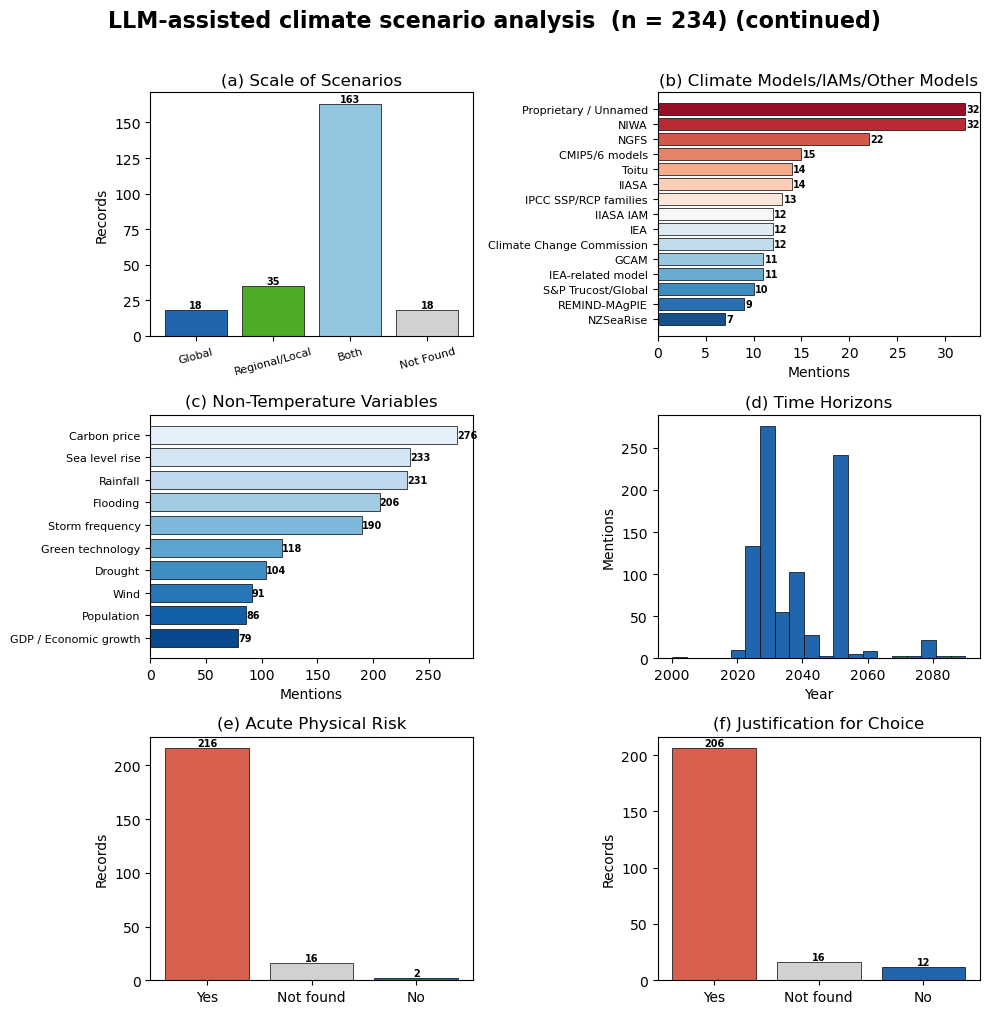
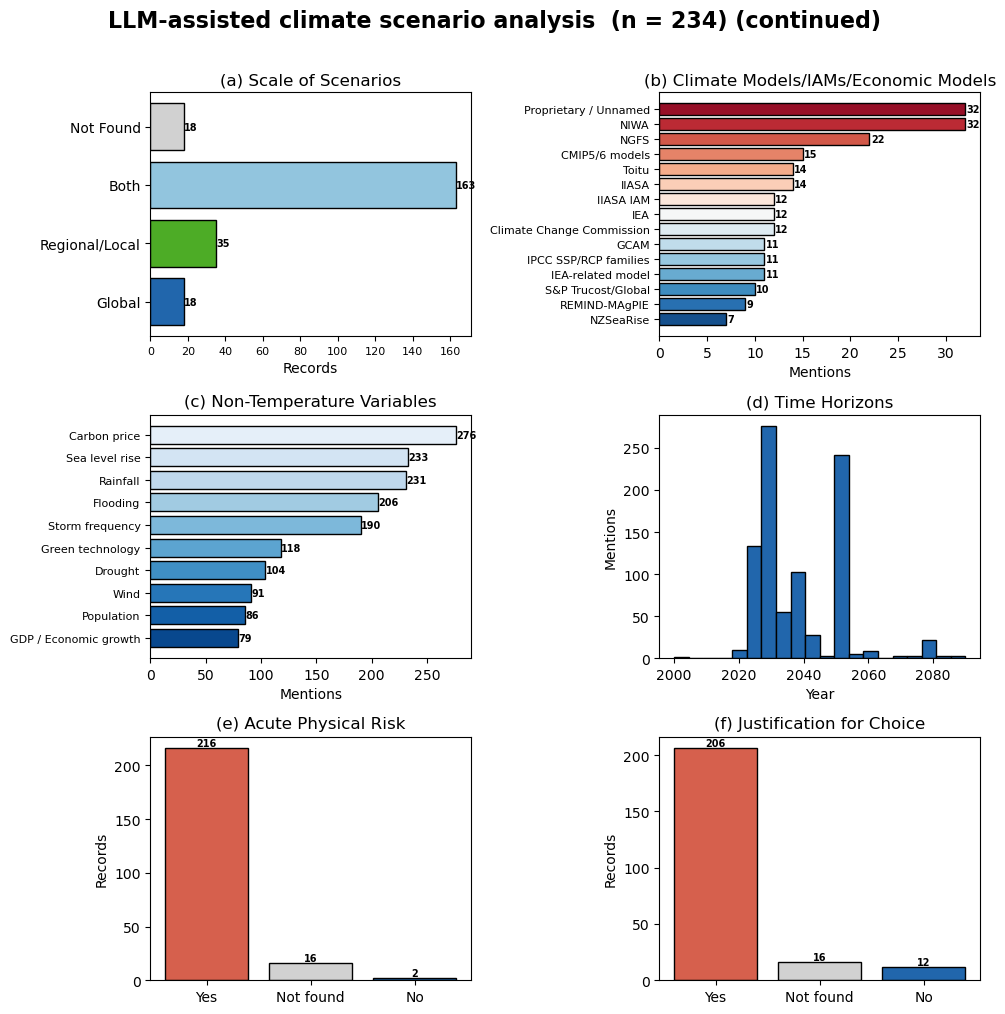
The notebook cell's code change between the first figure and the second:
--- before
+++ after
@@ -7,9 +7,9 @@
 # ── (g) Scale of scenarios ────────────────────────────────────────────────────
 colors_g = [SCALE_COLORS.get(s, '#999') for s in q19_counts['scale']]
-ax_scale.bar(q19_counts['scale'], q19_counts['count'],
-             color=colors_g, edgecolor='black', linewidth=0.5)
-_lv(ax_scale, range(len(q19_counts)), q19_counts['count'].tolist())
+ax_scale.barh(q19_counts['scale'], q19_counts['count'],
+             color=colors_g, edgecolor='black', linewidth=1)
+_lh(ax_scale, range(len(q19_counts)), q19_counts['count'].tolist())
 ax_scale.set_title('(a) Scale of Scenarios', fontweight='normal')
-ax_scale.set_ylabel('Records'); ax_scale.tick_params(axis='x', labelsize=8, rotation=15); _sp(ax_scale)
+ax_scale.set_xlabel('Records'); ax_scale.tick_params(axis='x', labelsize=8); _sp(ax_scale)
 
 
@@ -20,7 +20,7 @@
 mod_vals  = q16_top['count'][::-1].tolist()
 colors_e  = sns.color_palette('RdBu', n_colors=len(q16_top))[::-1]
-ax_mod.barh(mod_lbls, mod_vals, color=colors_e, edgecolor='black', linewidth=0.5)
+ax_mod.barh(mod_lbls, mod_vals, color=colors_e, edgecolor='black', linewidth=1)
 _lh(ax_mod, mod_lbls, mod_vals)
-ax_mod.set_title('(b) Climate Models/IAMs/Other Models', fontweight='normal')
+ax_mod.set_title('(b) Climate Models/IAMs/Economic Models', fontweight='normal')
 ax_mod.set_xlabel('Mentions'); ax_mod.tick_params(axis='y', labelsize=8); _sp(ax_mod)
 
@@ -30,5 +30,5 @@
 var_vals  = top_vars['count'][::-1].tolist()
 colors_f  = sns.color_palette('Blues_r', n_colors=len(top_vars))
-ax_var.barh(var_lbls, var_vals, color=colors_f, edgecolor='black', linewidth=0.5)
+ax_var.barh(var_lbls, var_vals, color=colors_f, edgecolor='black', linewidth=1)
 _lh(ax_var, var_lbls, var_vals)
 ax_var.set_title('(c) Non-Temperature Variables', fontweight='normal')
@@ -36,5 +36,5 @@
 
 # ── (j) Time horizons histogram ───────────────────────────────────────────────
-ax_time.hist(q20_years, bins=20, color='RdBu', edgecolor='black', linewidth=0.5)
+ax_time.hist(q20_years, bins=20, color='#2166AC', edgecolor='black', linewidth=1)
 ax_time.set_title('(d) Time Horizons', fontweight='normal')
 ax_time.set_xlabel('Year'); ax_time.set_ylabel('Mentions'); _sp(ax_time)
@@ -43,5 +43,5 @@
 ax_q17.bar(q17_counts['answer'], q17_counts['count'],
            color=[YESNO_COLORS.get(a, '#999') for a in q17_counts['answer']],
-           edgecolor='black', linewidth=0.5)
+           edgecolor='black', linewidth=1)
 _lv(ax_q17, range(len(q17_counts)), q17_counts['count'].tolist())
 ax_q17.set_title('(e) Acute Physical Risk', fontweight='normal')
@@ -51,5 +51,5 @@
 ax_q21.bar(q21_counts['answer'], q21_counts['count'],
            color=[YESNO_COLORS.get(a, '#999') for a in q21_counts['answer']],
-           edgecolor='black', linewidth=0.5)
+           edgecolor='black', linewidth=1)
 _lv(ax_q21, range(len(q21_counts)), q21_counts['count'].tolist())
 ax_q21.set_title('(f) Justification for Choice', fontweight='normal')

Commit: Update please.